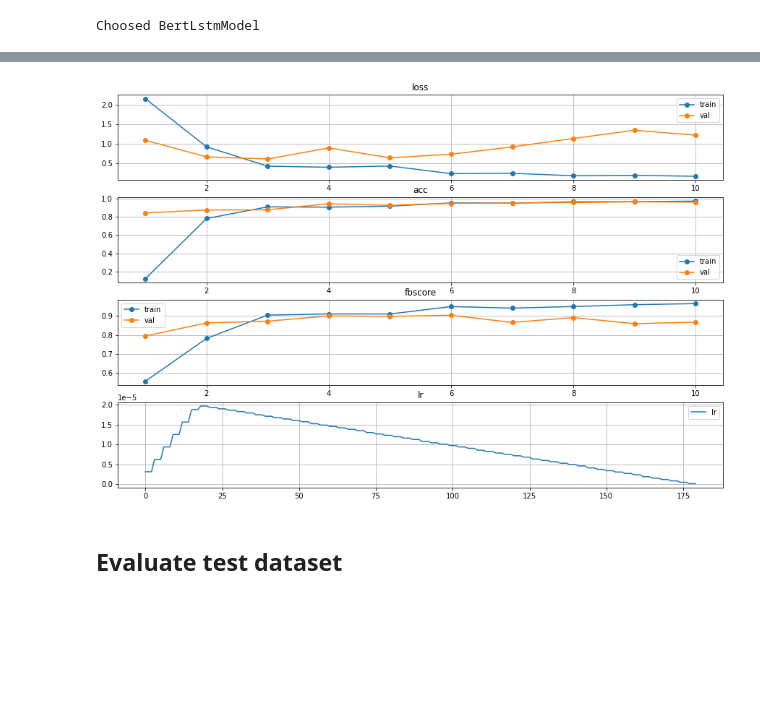
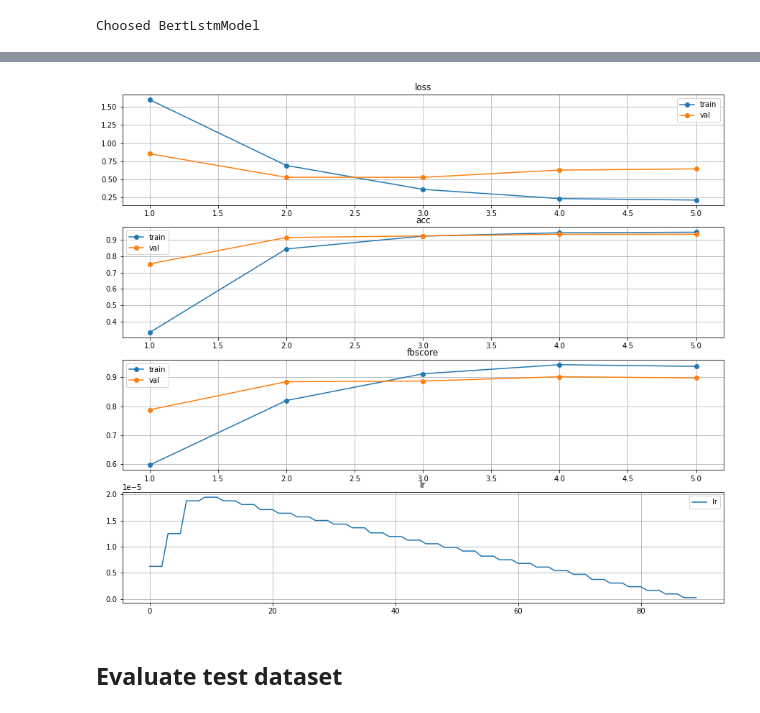
Before and after one commit to kuboko-jp/Classification_MedicalPapers_PyTorch, a Jupyter notebook: RoBERTa.ipynb, the cells around one changed output, grey strips where cells are left out. Saved outputs shown, nothing was run; the diff lists cells and outputs as text; code cells hidden in the pictures; blank space fills up the shorter version.

```diff
--- a/RoBERTa.ipynb
+++ b/RoBERTa.ipynb
@@ -45,7 +45,7 @@ class Hparams:
         self.batch_size = 256
         self.token_max_length = 256
         self.model_name = model_name_dict['PubMedBERT']
-        self.num_epochs = 2
+        self.num_epochs = 5
         self.class_1_weight =150
         self.initial_lr = 2e-5  # 2e-5
         self.model_type = 'lstm'  # cnn, lstm
@@ -275,7 +275,7 @@ class TextClassificationDataset(Dataset):
 phase_param = {
     "df":{'train': train_df, 'val': valid_df, 'test': test_df, 'submit': submit_df},
     "argument":{'train': hps.train_argument, 'val': False, 'test': False, 'submit': False},
-    "batch_size":{'train':hps.batch_size, 'val':hps.batch_size*2, 'test':hps.batch_size*2, 'submit': hps.batch_size*2},
+    "batch_size":{'train':hps.batch_size, 'val':hps.batch_size*4, 'test':hps.batch_size*4, 'submit': hps.batch_size*4},
     "shuffle":{'train': True, 'val': False, 'test': False, 'submit': False},
     "upsample_pos_n":{'train': hps.upsample_pos_n, 'val': 1, 'test': 1, 'submit': 1},
 }
@@ -315,15 +315,14 @@ class BertLstmModel(nn.Module):
     def __init__(self, base_model, hidden_size):
         super().__init__()
         self.base_model = base_model
-        self.lstm = nn.LSTM(hidden_size, hidden_size, batch_first=True)
-        self.regressor = nn.Linear(hidden_size, 1)
+        self.lstm = nn.LSTM(hidden_size, hidden_size, batch_first=True, bidirectional=True)
+        self.regressor = nn.Linear(hidden_size*2, 1)
 
     def forward(self, input_ids, attention_mask):
         outputs = self.base_model(input_ids=input_ids, attention_mask=attention_mask)
         self.lstm.flatten_parameters()
         out, _ = self.lstm(outputs['last_hidden_state'], None)
         sequence_output = out[:, -1, :]
-        #logits = torch.sigmoid(torch.flatten(self.regressor(sequence_output)))
         logits = torch.flatten(self.regressor(sequence_output))
         return logits
 # %%
@@ -476,9 +470,11 @@ model = model.to(device)
 
 optimizer = optim.AdamW(
     params=[
-        {'params': model.base_model.parameters(), 'lr': 2e-5},
+        {'params': model.base_model.embeddings.parameters(), 'lr': 2e-6},
+        {'params': model.base_model.encoder.parameters(), 'lr': 2e-5},
+        {'params': model.base_model.pooler.parameters(), 'lr': 5e-5},
         {'params': model.lstm.parameters(), 'lr': 2e-4},
-        {'params': model.regressor.parameters(), 'lr': 2e-4}
+        {'params': model.regressor.parameters(), 'lr': 1e-3}
     ]
 )
 
@@ -529,26 +523,26 @@ KeyboardInterrupt:
 # %%
 def history_plot(history):
-    fig = plt.figure(figsize=(15, 10))
+    fig = plt.figure(figsize=(15, 1))
 
     for i, metric in enumerate(['loss', 'acc', 'fbscore']):
         ax = fig.add_subplot(4, 1, i+1)
         ax.set_title(metric)
         for phase in ['train', 'val']:
             ax.plot([i+1 for i in range(hps.num_epochs)], history[phase][metric], label=phase, marker='o')
         ax.legend()
         ax.grid()
 
     ax = fig.add_subplot(4, 1, 4)
     ax.set_title('lr')
     ax.plot(history['lr'], label='lr')
     ax.legend()
     ax.grid()
 
     fig.show()
 
 history_plot(history)
 # %% [output]
-[figure, old version]
+[figure, new version]
 # %% [markdown]
 ## Evaluate test dataset
 # %%
```
Also changed, not shown: parts of 17 cells of this notebook, 3 other files.
